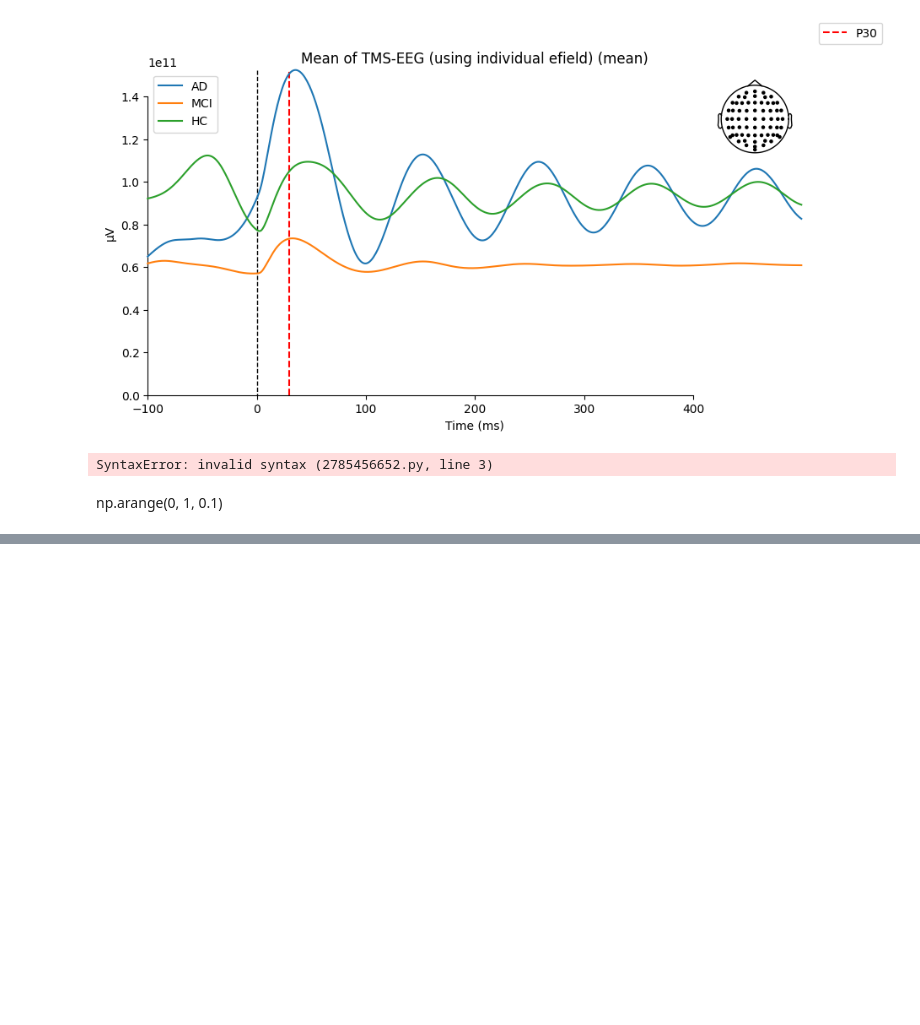
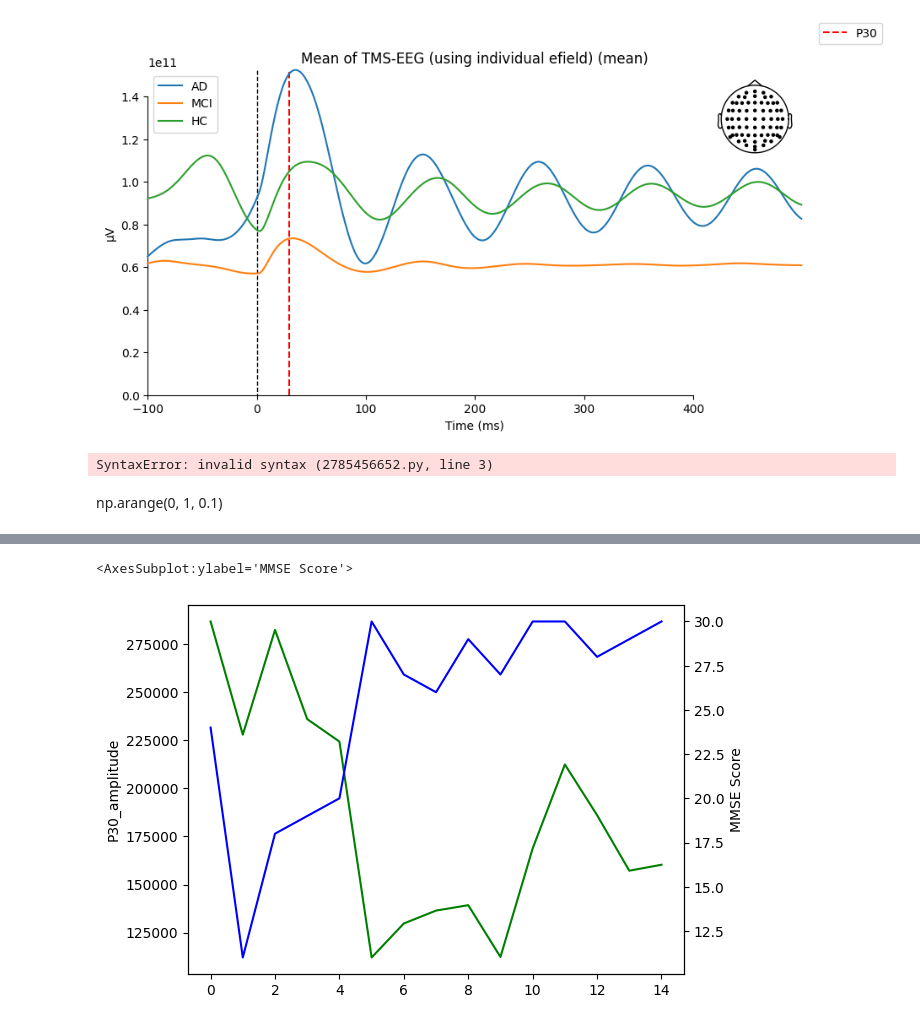
Before and after one commit to anujanegi/TMS-simulation, a Jupyter notebook: param explore viz.ipynb, the cells around one changed output, grey strips where cells are left out. Drawn from its saved outputs; the diff is of its cells as text; code cells hidden in the pictures; blank space fills up the shorter version.

```diff
--- a/param explore viz.ipynb
+++ b/param explore viz.ipynb
@@ -258,0 +336,7 @@ dict_keys(['AD', 'MCI', 'HC'])
+# %%
+g = sns.lineplot(data=a.P30_amplitude, color="g")
+sns.lineplot(data=a['MMSE Score'], color="b", ax=g.axes.twinx())
+# g.legend(handles=[Line2D([], [], marker='_', color="g", label='column1'), Line2D([], [], marker='_', color="b", label='column2')])
+# %% [output]
+<AxesSubplot:ylabel='MMSE Score'>
+[figure, added]
```
Also changed, not shown: parts of 11 cells of this notebook.
